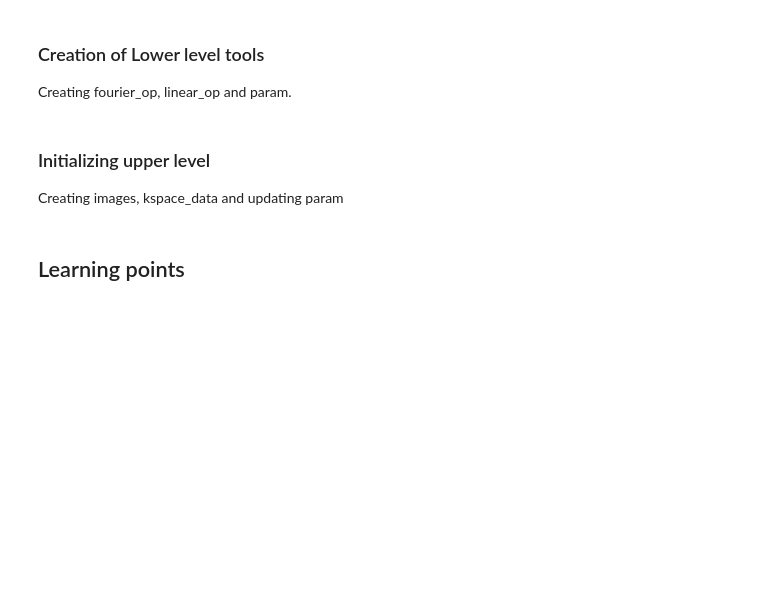
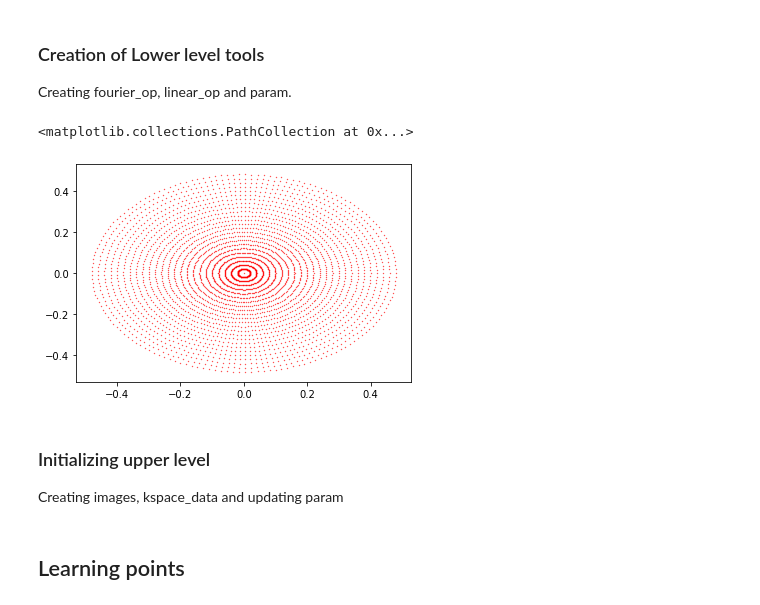
Before and after one commit to Biagig/Learning-Sampling-Pattern, a Jupyter notebook: Full algorithm - radial.ipynb, the cells around one changed output. Drawn from its saved outputs; the diff is of its cells as text; code cells hidden in the pictures; blank space fills up the shorter version.

```diff
--- a/Full algorithm - radial.ipynb
+++ b/Full algorithm - radial.ipynb
@@ -64,6 +55,13 @@ linear_op = WaveletN(wavelet_name="sym8",nb_scale=1,padding_mode = "periodizatio
 #linear_op = WaveletUD2(wavelet_id=24,nb_scale=3)
 
 param = {"epsilon":1e-4,"gamma":1e-10}
+# %%
+fig = plt.figure()
+ax = fig.add_subplot(1,1,1)
+ax.scatter(full_kspace_loc[:,0],full_kspace_loc[:,1],s=0.1,c='r')
+# %% [output]
+<matplotlib.collections.PathCollection at 0x...>
+[figure, added]
 # %% [markdown]
 ### Initializing upper level
 Creating images, kspace_data and updating param
```
Also changed, not shown: parts of 20 cells of this notebook.
